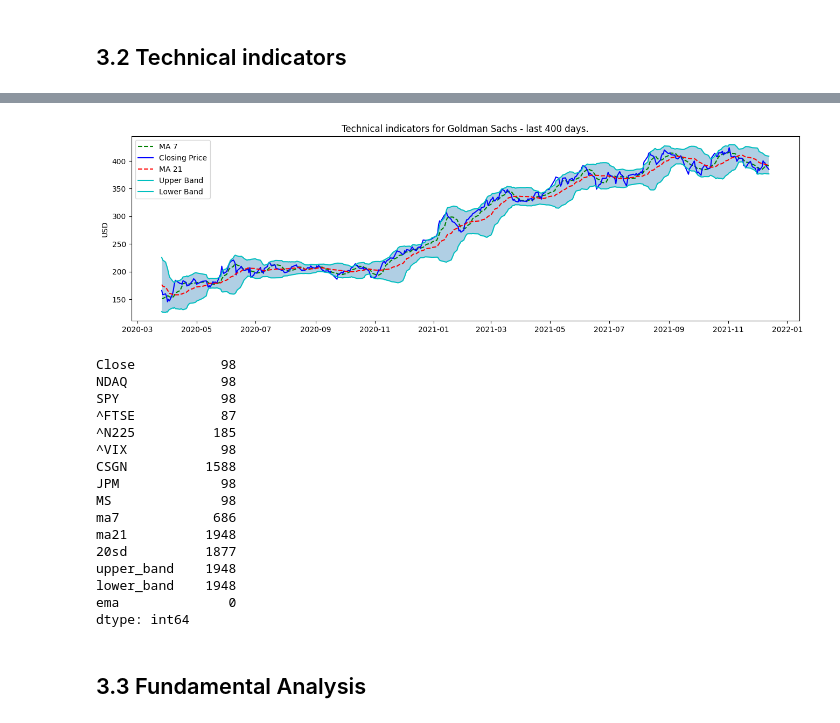
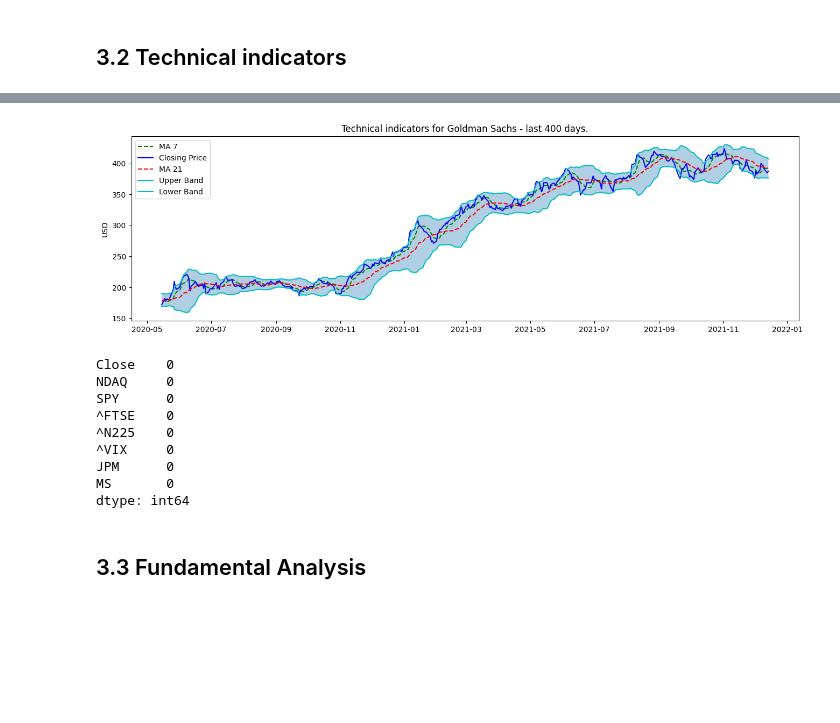
Before and after one commit to Rhonano/Algo_trading, a Jupyter notebook: stockpredictionai.ipynb, the cells around one changed output, grey strips where cells are left out. Cells and saved outputs as stored; diff of their text form; code cells hidden in the pictures; blank space fills up the shorter version.

```diff
--- a/stockpredictionai.ipynb
+++ b/stockpredictionai.ipynb
@@ -34,8 +34,8 @@ mx.random.seed(1719)
 ## 3. The Data
 # %%
 start_date="2010-01-01"
-dataset_ex_df=yf.download("GS",start=start_date)
-dataset_ex_df.iloc[2105]
+raw_data=yf.download("GS",start=start_date)
+raw_data.iloc[2105]
 # %% [output]
 [*********************100%***********************]  1 of 1 completed
 Open         2.436000e+02
@@ -47,6 +47,6 @@ Volume       1.928526e+06
 Name: 2018-05-14 00:00:00, dtype: float64
 # %%
-dataset_ex_df=dataset_ex_df["Close"]
+dataset_ex_df=pd.DataFrame(raw_data["Close"])
 # %%
 dataset_ex_df.head()
 # %% [output]
@@ -159,17 +144,15 @@ dataset=dataset.dropna()
 # %% [markdown]
 ## 3.2 Technical indicators
 # %%
-def get_technical_indicators(dataset):
-    # Create 7 and 21 days Moving Average
-    dataset['ma7'] = dataset['Close'].rolling(window=7).mean()
-    dataset['ma21'] = dataset['Close'].rolling(window=21).mean()
 
-    # Create Bollinger Bands
-    dataset['20sd'] = dataset["Close"].rolling(20).std()
-    dataset['upper_band'] = dataset['ma21'] + (dataset['20sd']*2)
-    dataset['lower_band'] = dataset['ma21'] - (dataset['20sd']*2)
+# Create 7 and 21 days Moving Average
+dataset_ex_df['ma7'] = dataset_ex_df['Close'].rolling(window=7).mean()
+dataset_ex_df['ma21'] = dataset_ex_df['Close'].rolling(window=21).mean()
 
-    # Create Exponential moving average
-    dataset['ema'] = dataset['Close'].ewm(com=0.5).mean()
+# Create Bollinger Bands
+dataset_ex_df['20sd'] = dataset_ex_df["Close"].rolling(20).std()
+dataset_ex_df['upper_band'] = dataset_ex_df['ma21'] + (dataset_ex_df['20sd']*2)
+dataset_ex_df['lower_band'] = dataset_ex_df['ma21'] - (dataset_ex_df['20sd']*2)
 
-    return dataset
+# Create Exponential moving average
+dataset_ex_df['ema'] = dataset_ex_df['Close'].ewm(com=0.5).mean()
@@ -230,27 +195,20 @@ def plot_technical_indicators(dataset, last_days):
 
     plt.show()
 # %%
-plot_technical_indicators(dataset,400)
+plot_technical_indicators(dataset_ex_df,400)
 # %% [output]
-[figure, old version]
+[figure, new version]
 # %%
 dataset.isna().sum()
 # %% [output]
-Close           98
-NDAQ            98
-SPY             98
-^FTSE           87
-^N225          185
-^VIX            98
-CSGN          1588
-JPM             98
-MS              98
-ma7            686
-ma21          1948
-20sd          1877
-upper_band    1948
-lower_band    1948
-ema              0
+Close    0
+NDAQ     0
+SPY      0
+^FTSE    0
+^N225    0
+^VIX     0
+JPM      0
+MS       0
 dtype: int64
 # %% [markdown]
 ## 3.3 Fundamental Analysis
```
Also changed, not shown: parts of 45 cells of this notebook.
